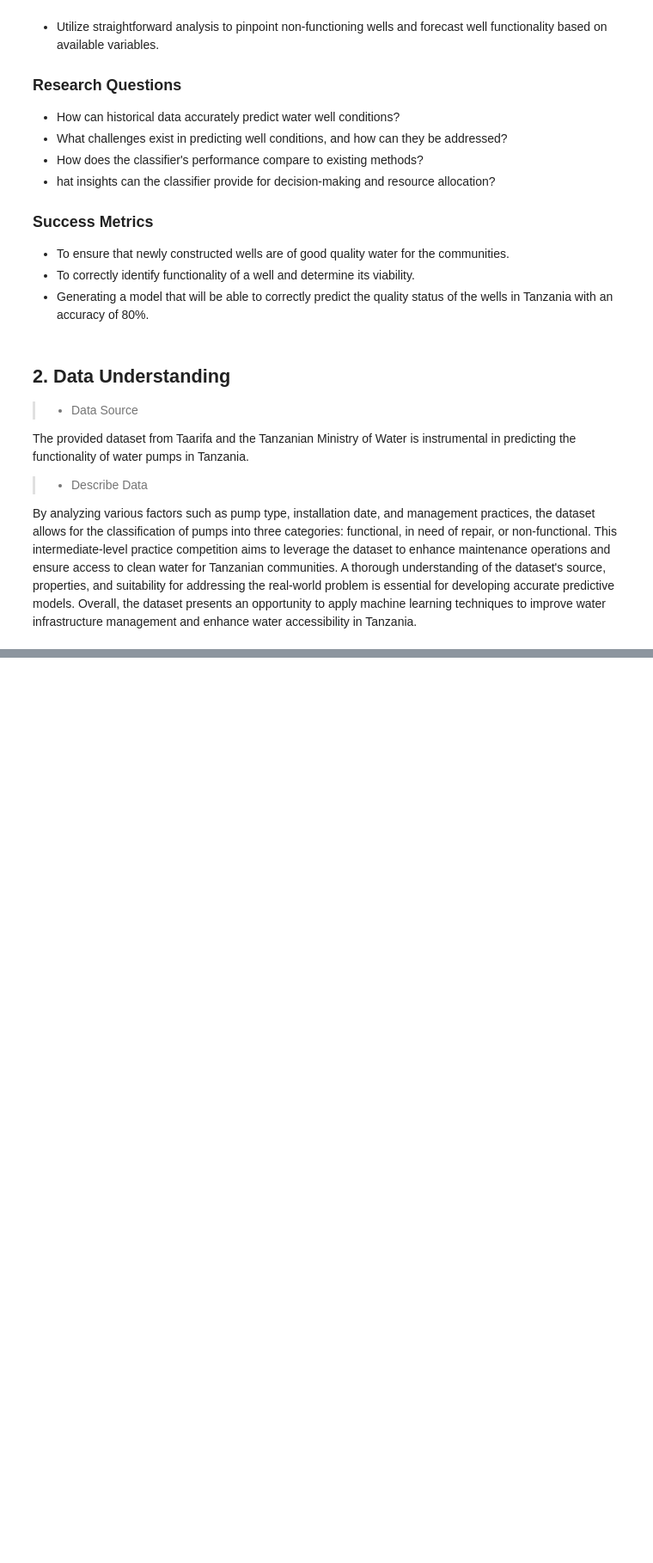
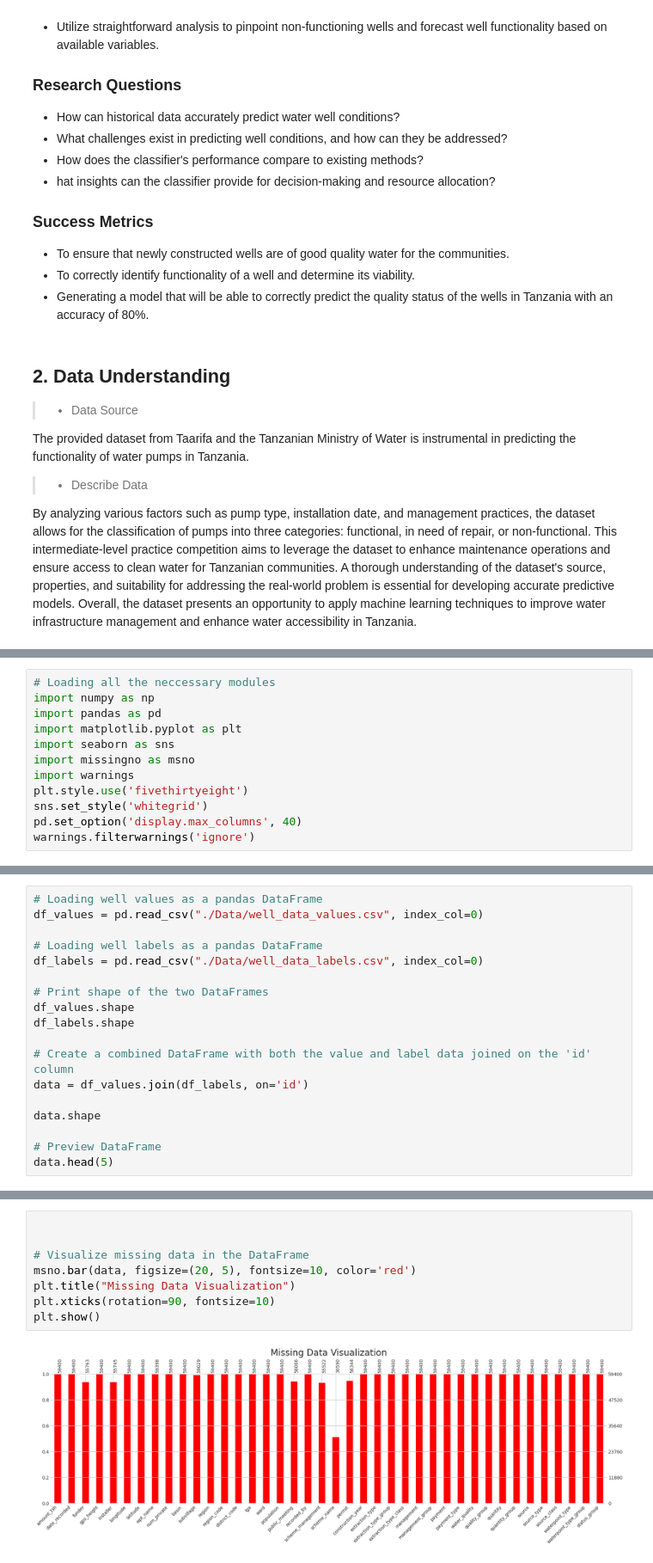
Before and after one commit to Josphatkimani/Tanzania_Water_Wells-Prediction, a Jupyter notebook: wells.ipynb, the cells around one changed output, grey strips where cells are left out. Shown at 86% size. Saved outputs shown, nothing was run; the diff lists cells and outputs as text; blank space fills up the shorter version.

Commit message:
Data Preparation and EDA

```diff
--- a/wells.ipynb
+++ b/wells.ipynb
@@ -48,0 +51,12 @@ By analyzing various factors such as pump type, installation date, and managemen
+# %%
+# Loading all the neccessary modules
+import numpy as np
+import pandas as pd
+import matplotlib.pyplot as plt
+import seaborn as sns
+import missingno as msno
+import warnings
+plt.style.use('fivethirtyeight')
+sns.set_style('whitegrid')
+pd.set_option('display.max_columns', 40)
+warnings.filterwarnings('ignore')
@@ -48,0 +65,18 @@ By analyzing various factors such as pump type, installation date, and managemen
+# %%
+# Loading well values as a pandas DataFrame
+df_values = pd.read_csv("./Data/well_data_values.csv", index_col=0)
+
+# Loading well labels as a pandas DataFrame
+df_labels = pd.read_csv("./Data/well_data_labels.csv", index_col=0)
+
+# Print shape of the two DataFrames
+df_values.shape
+df_labels.shape
+
+# Create a combined DataFrame with both the value and label data joined on the 'id' column
+data = df_values.join(df_labels, on='id')
+
+data.shape
+
+# Preview DataFrame
+data.head(5)
@@ -48,0 +164,10 @@ By analyzing various factors such as pump type, installation date, and managemen
+# %%
+
+
+# Visualize missing data in the DataFrame
+msno.bar(data, figsize=(20, 5), fontsize=10, color='red')
+plt.title("Missing Data Visualization")
+plt.xticks(rotation=90, fontsize=10)
+plt.show()
+# %% [output]
+[figure, added]
```
Also changed, not shown: parts of 91 cells of this notebook, 3 other files.
